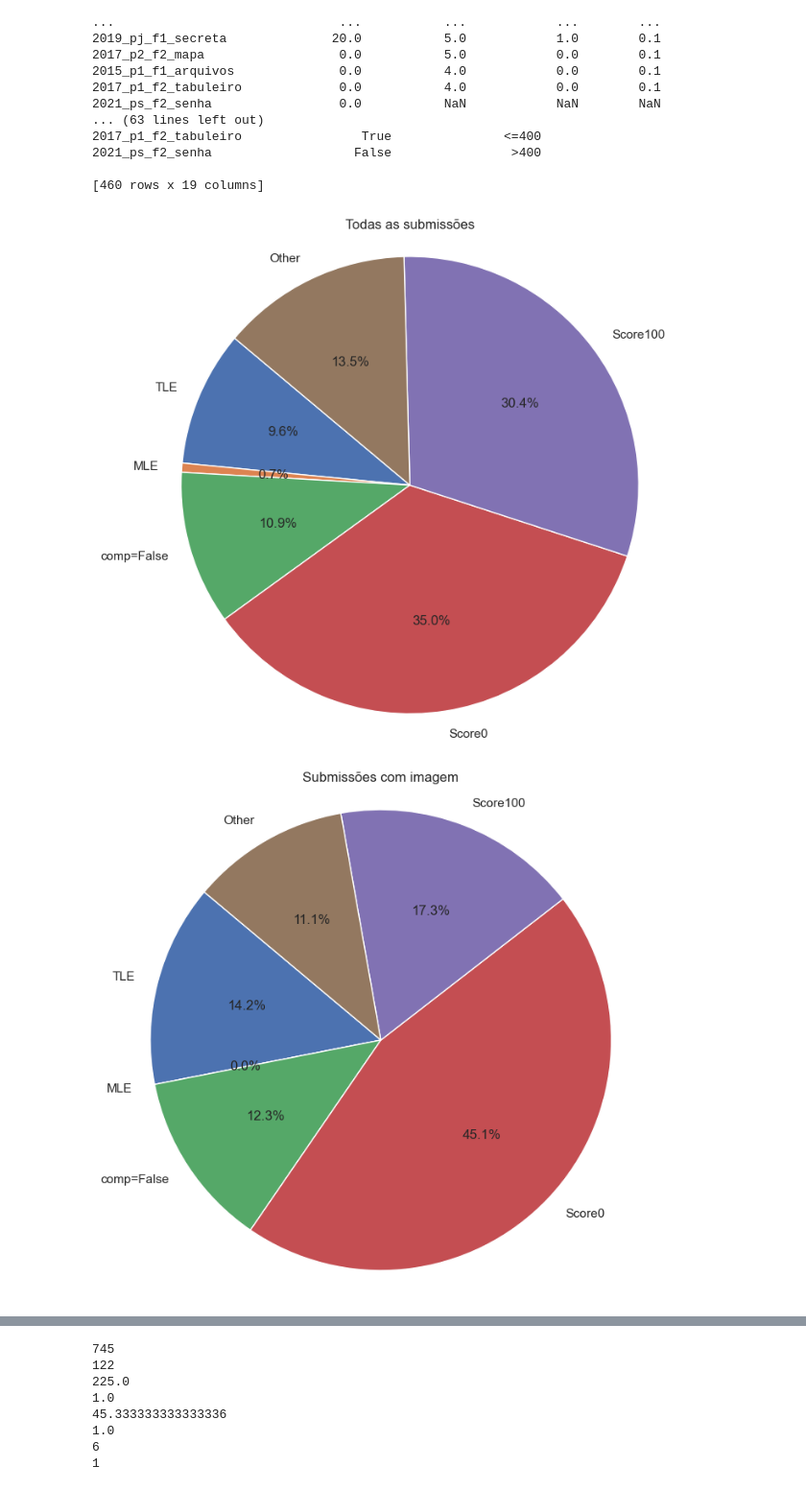
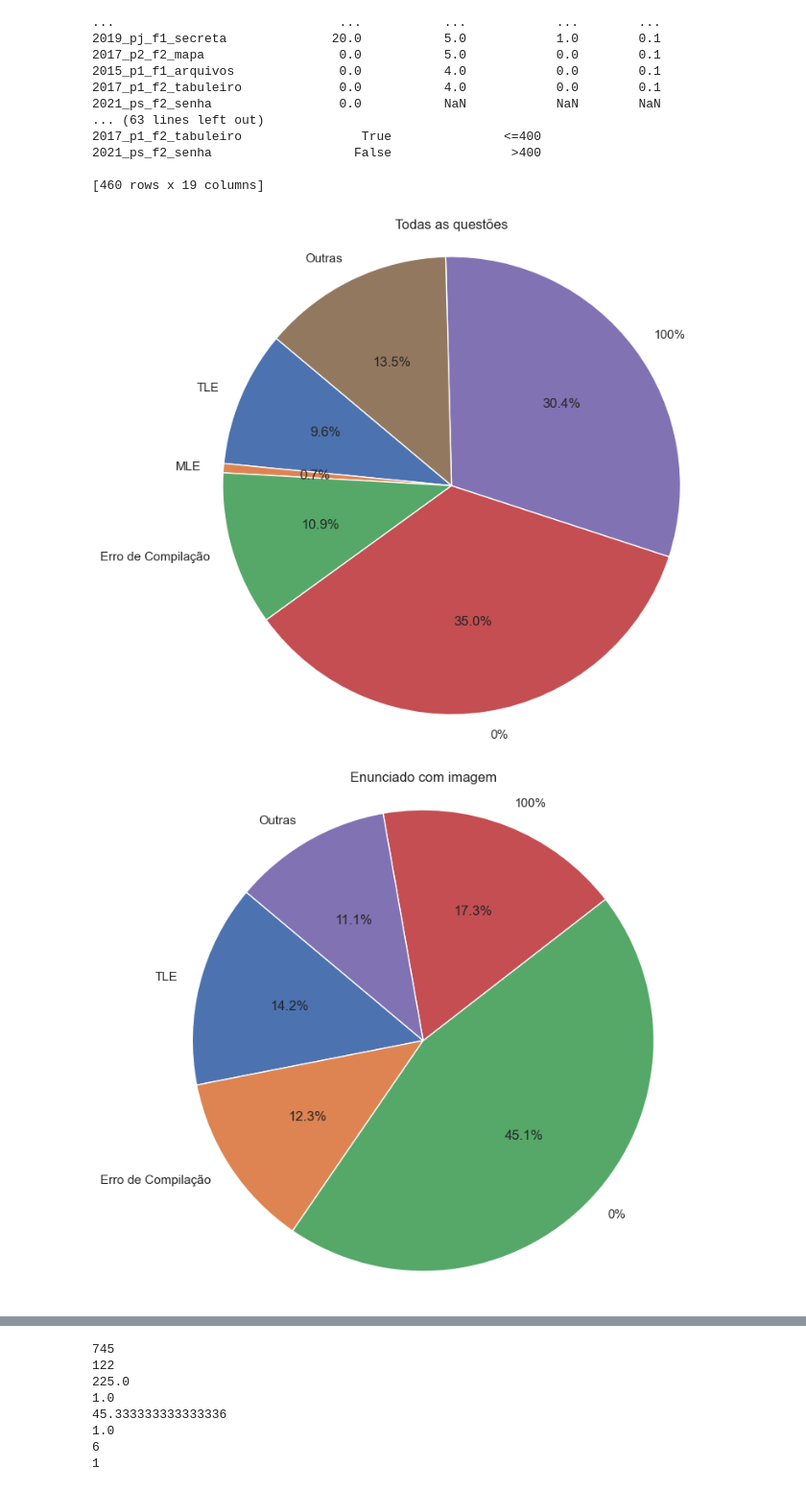
Before and after one commit to andre-n-alcantara/IC, a Jupyter notebook: report.ipynb, the cells around one changed output, grey strips where cells are left out. Shown at 96% size. Drawn from its saved outputs; the diff is of its cells as text; code cells hidden in the pictures.

```diff
--- a/report.ipynb
+++ b/report.ipynb
@@ -218,28 +218,32 @@ See the caveats in the documentation: https://pandas.pydata.org/pandas-docs/stab
 # %%
 
 
 def plot_pie(df, title):
     """Helper function to generate a pie chart."""
     comp_false = (df["comp"]==False).sum()
     tle = (df.index.isin(list_TLE)).sum()
     mle = (df.index.isin(list_MLE)).sum()
     score0 = ((df["comp"]==True) & (~df.index.isin(list_TLE)) & (~df.index.isin(list_MLE)) & (df["pontuacao"]==0)).sum()
     score100 = (df["pontuacao"]==100).sum()
     other = len(df) - score100 - score0 - comp_false - tle - mle
 
-    labels = [ "TLE", "MLE", "comp=False", "Score0", "Score100", "Other"]
+    labels = [ "TLE", "MLE", "Erro de Compilação", "0%", "100%", "Outras"]
     sizes = [tle, mle, comp_false, score0, score100, other]
+
+    if mle == 0:
+        labels.pop(1)
+        sizes.pop(1)
 
     plt.figure(figsize=(8, 8))
     plt.pie(sizes, labels=labels, autopct='%1.1f%%', startangle=140)
     plt.title(title)
     plt.axis('equal')
     plt.show()
 
-plot_pie(df, "Todas as submissões")
-plot_pie(df_image, "Submissões com imagem")
-plot_pie(df_noimage, "Submissões sem imagem")
+plot_pie(df, "Todas as questões")
+plot_pie(df_image, "Enunciado com imagem")
+plot_pie(df_noimage, "Enunciado sem imagem")
 # incluir pontuacao media por categoria
 # %% [output]
-[figure, old version]
+[figure, new version]
-[figure, old version]
+[figure, new version]
```
Also changed, not shown: parts of 12 cells of this notebook.
